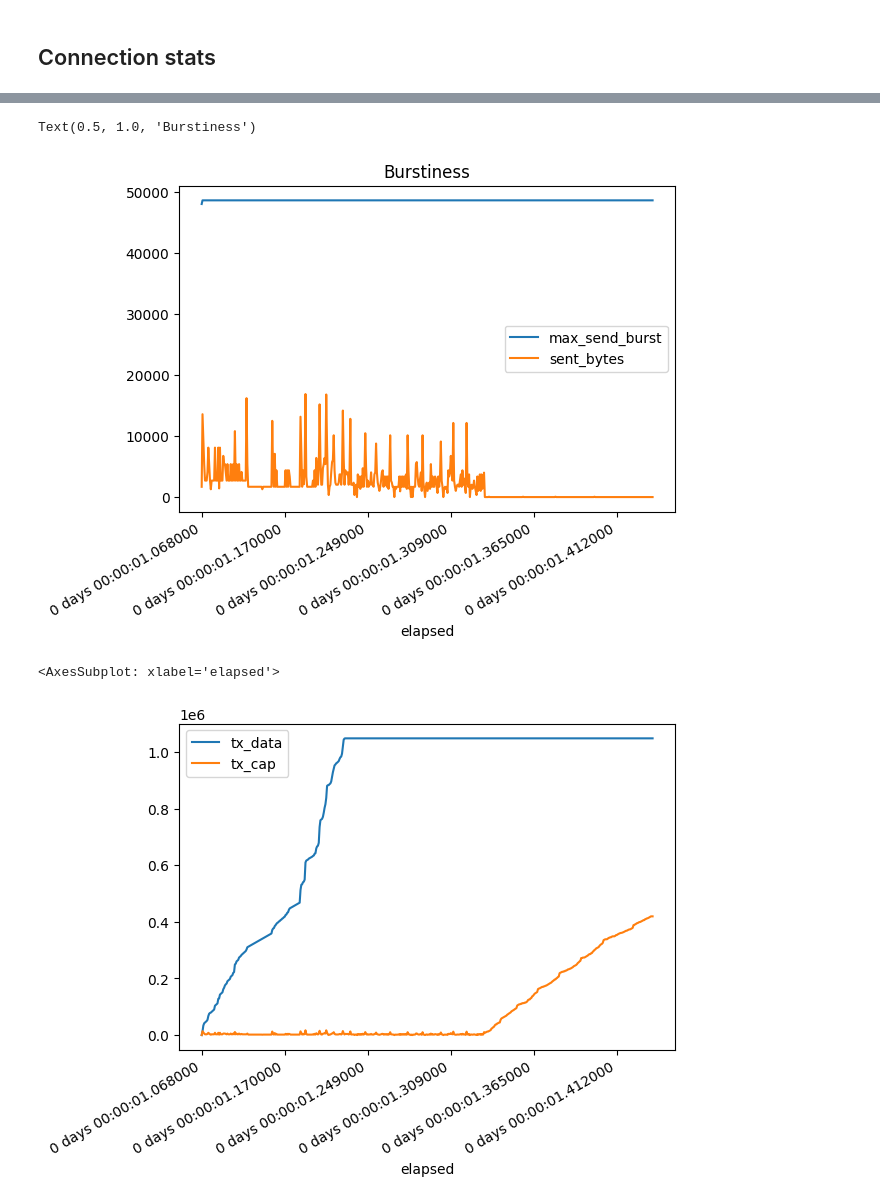
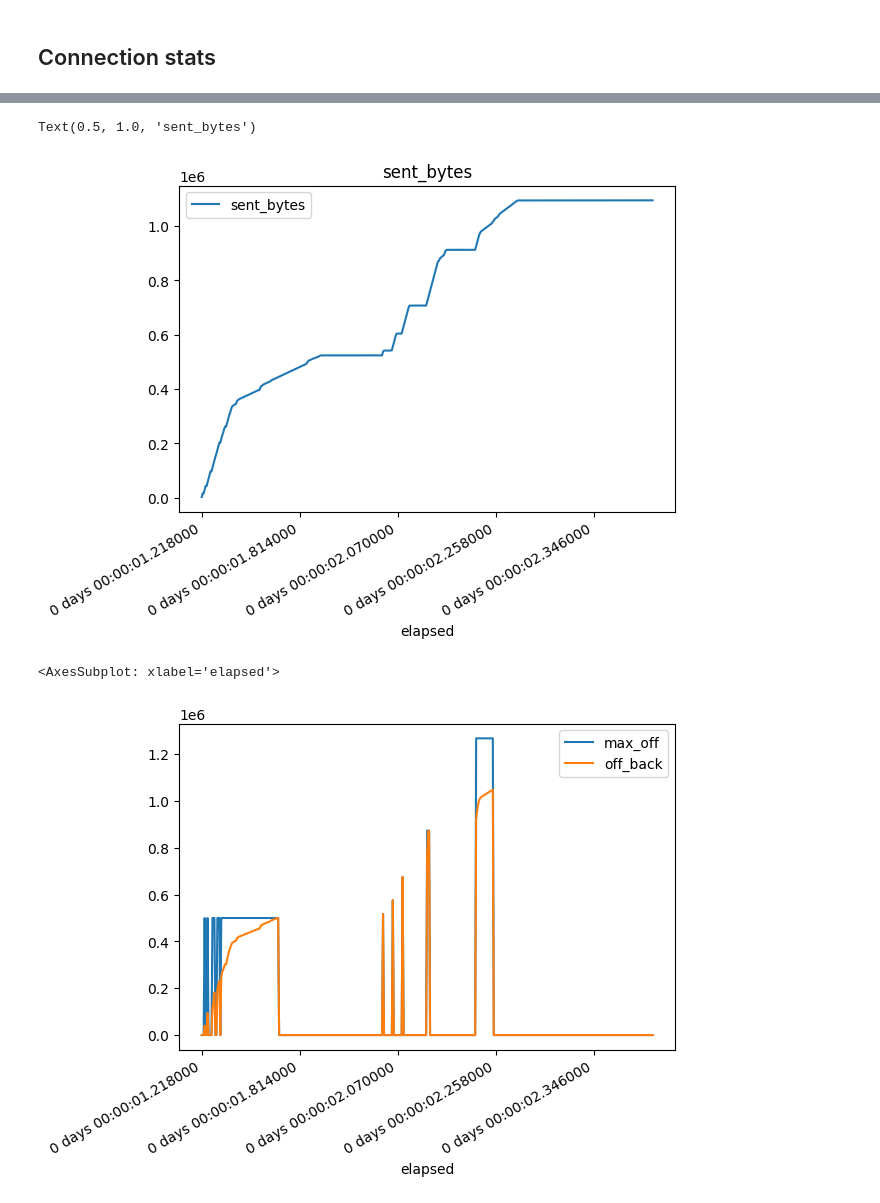
Before and after one commit to jglara/mpquic-rl, a Jupyter notebook: mpquic-analysis.ipynb, the cells around one changed output, grey strips where cells are left out. Cells and saved outputs as stored; diff of their text form; code cells hidden in the pictures.

```diff
--- a/mpquic-analysis.ipynb
+++ b/mpquic-analysis.ipynb
@@ -106,14 +132,14 @@ Text(0.5, 1.0, 'Sent bytes total')
 # %%
-conn[["max_send_burst","sent_bytes"]].plot()
-plt.title("Burstiness")
+conn[["sent_bytes"]].cumsum().plot()
+plt.title("sent_bytes")
 # %% [output]
-Text(0.5, 1.0, 'Burstiness')
+Text(0.5, 1.0, 'sent_bytes')
-[figure, old version]
+[figure, new version]
 # %%
-conn[["tx_data", "tx_cap"]].plot()
+conn[["max_off", "off_back"]].plot()
 # %% [output]
 <AxesSubplot: xlabel='elapsed'>
-[figure, old version]
+[figure, new version]
 # %%
 (-conn["stream_written"] + conn["sent_bytes"]).plot()
 # %% [output]
```
Also changed, not shown: parts of 16 cells of this notebook, 5 other files.
